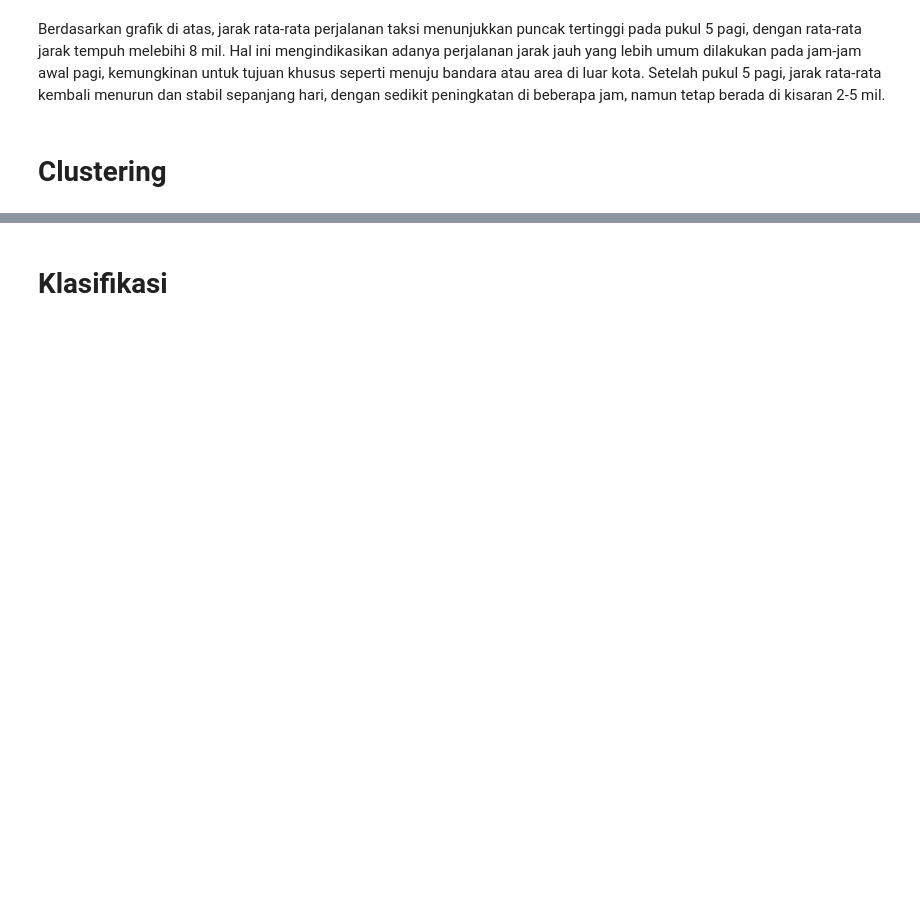
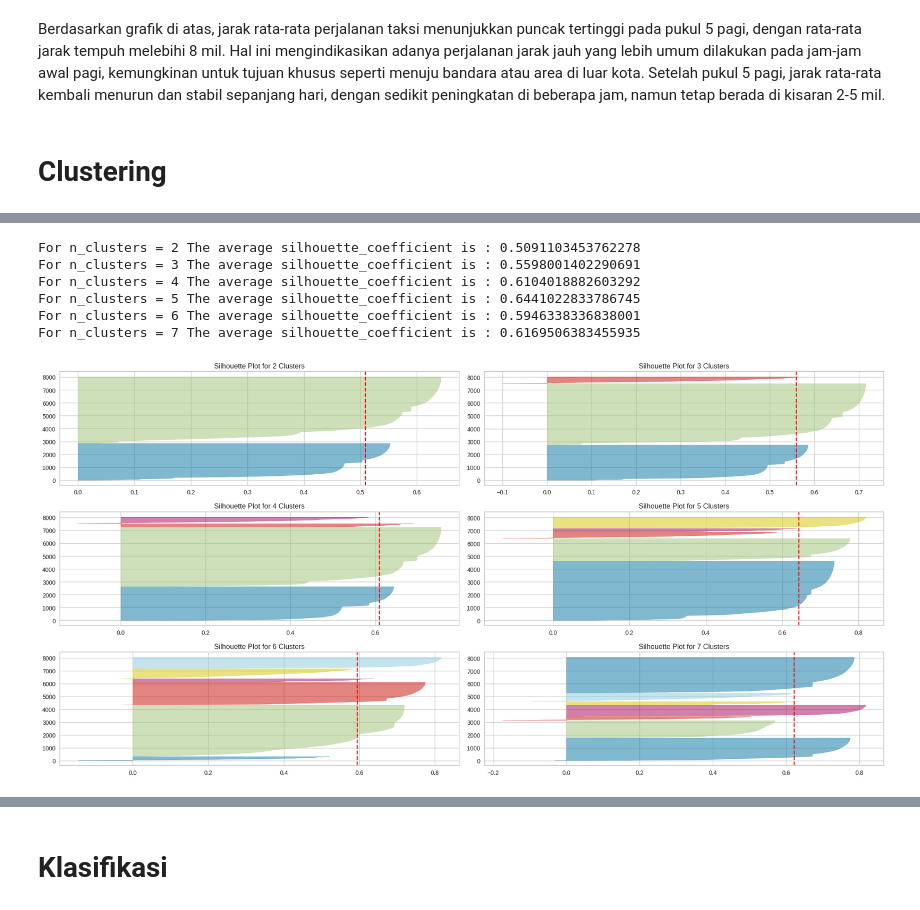
Before and after one commit to kasdead-4432/kasdead, a Jupyter notebook: final/kasdead_CarissaAlmiraYudiva.ipynb, the cells around one changed output, grey strips where cells are left out. Saved outputs shown, nothing was run; the diff lists cells and outputs as text; code cells hidden in the pictures; blank space fills up the shorter version.

```diff
--- a/final/kasdead_CarissaAlmiraYudiva.ipynb
+++ b/final/kasdead_CarissaAlmiraYudiva.ipynb
@@ -321,0 +398,30 @@ Berdasarkan grafik di atas, jarak rata-rata perjalanan taksi menunjukkan puncak
+# %%
+# Detailed Silhouette Analysis
+num_of_cluster = [2, 3, 4, 5, 6, 7]
+fig, ax = plt.subplots(3, 2, figsize=(20,10))
+for k in num_of_cluster:
+    clusterer = KMeans(n_clusters = k, n_init=10)
+
+    q, mod = divmod(k, 2)
+    visualizer = SilhouetteVisualizer(clusterer, colors = 'yellowbrick', ax = ax[q-1][mod])
+    visualizer.fit(X_scaled)
+    visualizer.set_title(f'Silhouette Plot for {k} Clusters')
+
+    cluster_labels = clusterer.fit_predict(X_scaled)
+    silhouette_avg = silhouette_score(X_scaled, cluster_labels)
+    print(
+        "For n_clusters =",
+        k,
+        "The average silhouette_coefficient is :",
+        silhouette_avg,
+    )
+plt.tight_layout()
+plt.show()
+# %% [output]
+For n_clusters = 2 The average silhouette_coefficient is : 0.5091103453762278
+For n_clusters = 3 The average silhouette_coefficient is : 0.5598001402290691
+For n_clusters = 4 The average silhouette_coefficient is : 0.6104018882603292
+For n_clusters = 5 The average silhouette_coefficient is : 0.6441022833786745
+For n_clusters = 6 The average silhouette_coefficient is : 0.5946338336838001
+For n_clusters = 7 The average silhouette_coefficient is : 0.6169506383455935
+[figure, added]
```
Also changed, not shown: parts of 19 cells of this notebook.
